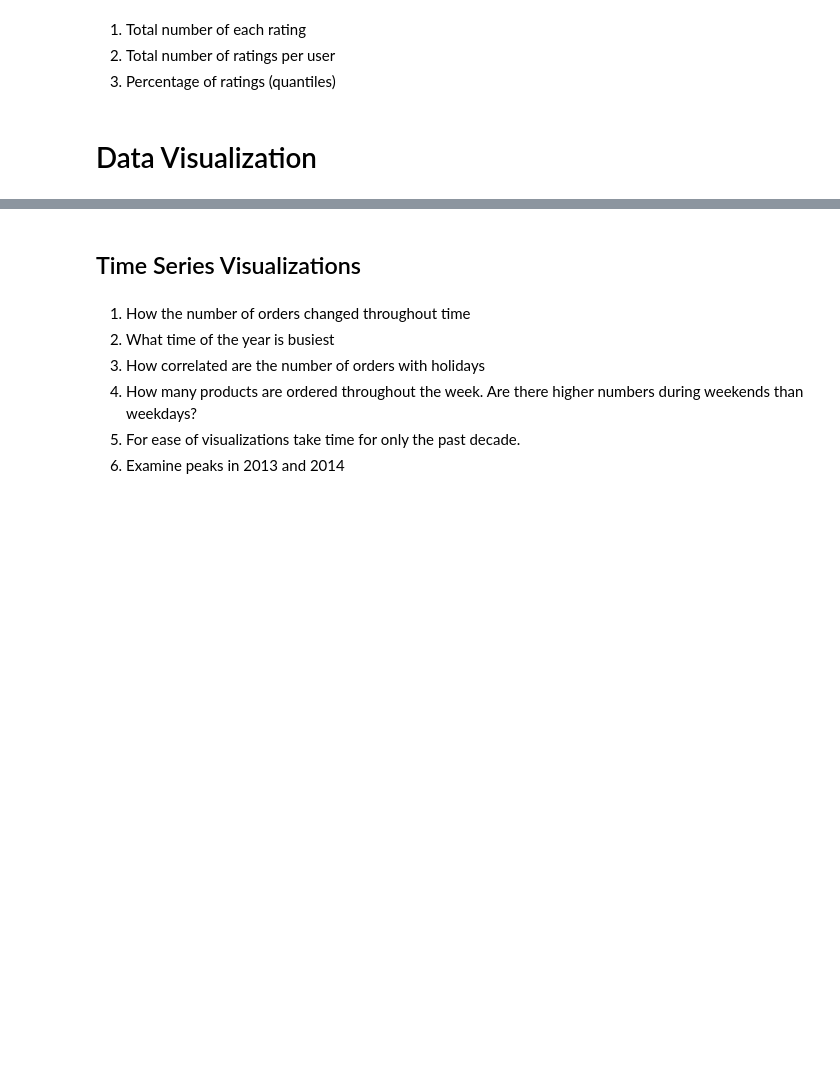
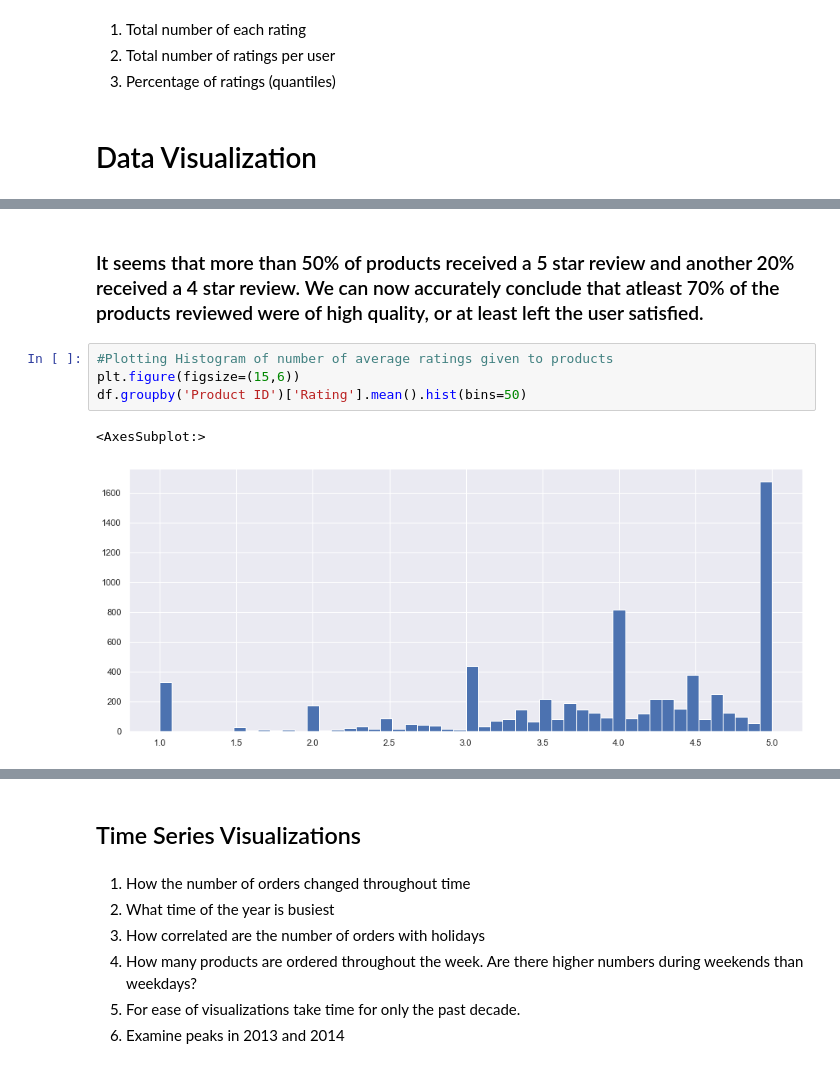
Before and after one commit to Shaheerairaj/Amazon-Product-Recommendation-System, a Jupyter notebook: Amazon Project/Amazon Project.ipynb, the cells around one changed output, grey strips where cells are left out. Drawn from its saved outputs; the diff is of its cells as text; blank space fills up the shorter version.

```diff
--- a/Amazon Project/Amazon Project.ipynb
+++ b/Amazon Project/Amazon Project.ipynb
@@ -114,0 +125,9 @@ Above we can see the number of ratings each user has given in the data set. The
+# %% [markdown]
+### It seems that more than 50% of products received a 5 star review and another 20% received a 4 star review. We can now accurately conclude that atleast 70% of the products reviewed were of high quality, or at least left the user satisfied.
+# %%
+#Plotting Histogram of number of average ratings given to products
+plt.figure(figsize=(15,6))
+df.groupby('Product ID')['Rating'].mean().hist(bins=50)
+# %% [output]
+<AxesSubplot:>
+[figure, added]
```
Also changed, not shown: parts of 13 cells of this notebook.
